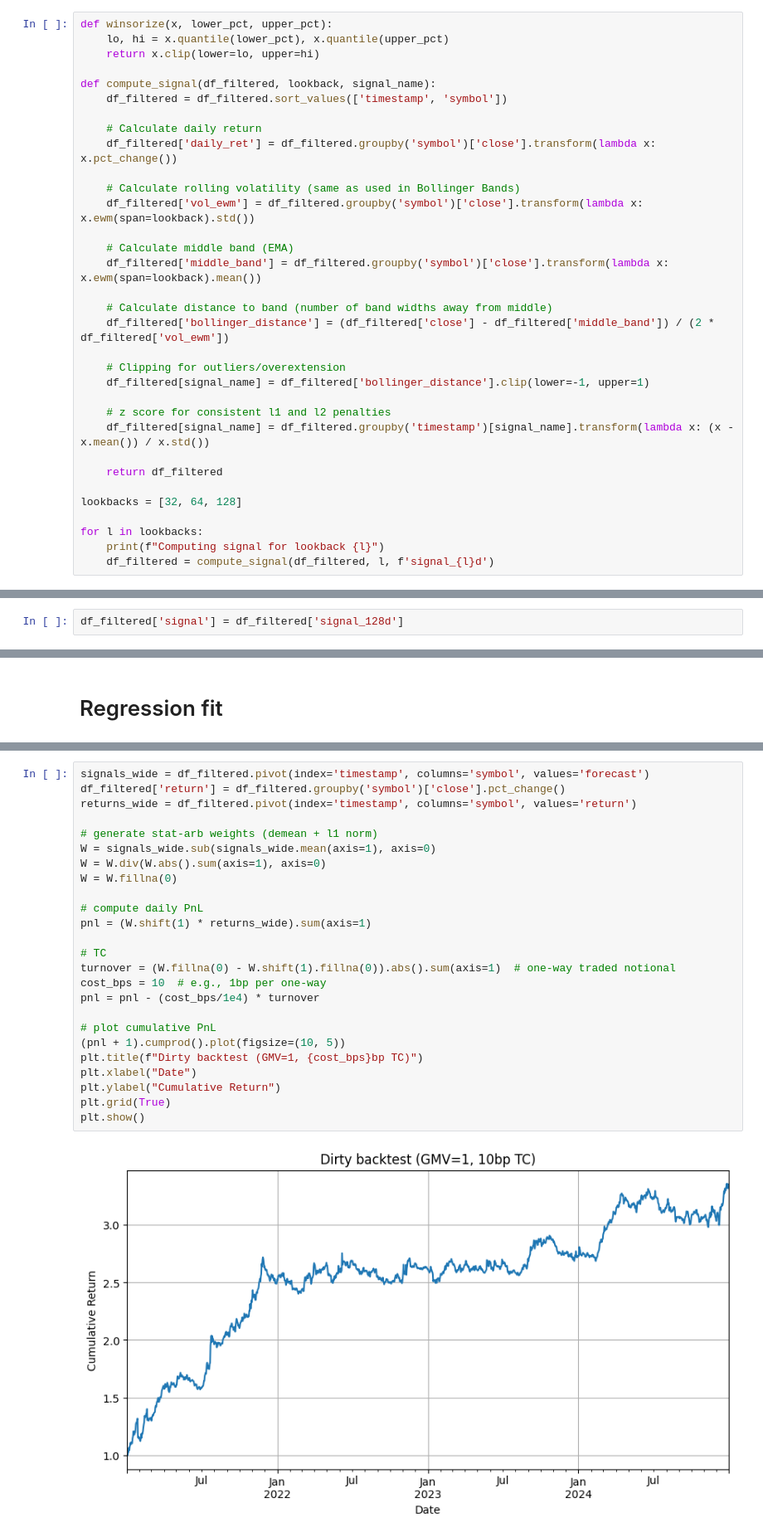
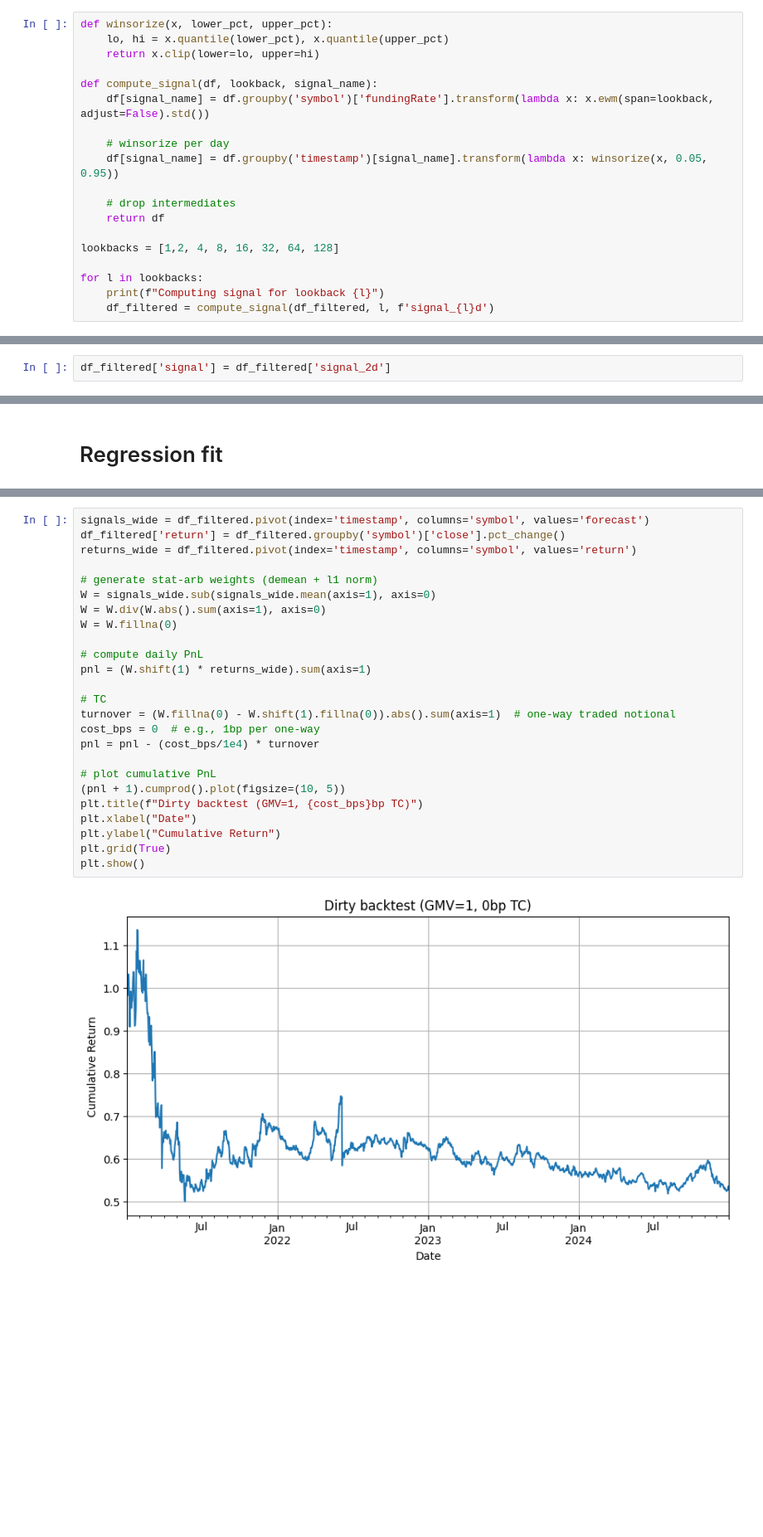
Before and after one commit to engineswap/strategy_manager, a Jupyter notebook: research.ipynb, the cells around one changed output, grey strips where cells are left out. Shown at 83% size. Drawn from its saved outputs; the diff is of its cells as text; blank space fills up the shorter version.

```diff
--- a/research.ipynb
+++ b/research.ipynb
@@ -157,30 +170,16 @@ def winsorize(x, lower_pct, upper_pct):
 	lo, hi = x.quantile(lower_pct), x.quantile(upper_pct)
 	return x.clip(lower=lo, upper=hi)
 
-def compute_signal(df_filtered, lookback, signal_name):
-	df_filtered = df_filtered.sort_values(['timestamp', 'symbol'])
+def compute_signal(df, lookback, signal_name):
+	df[signal_name] = df.groupby('symbol')['fundingRate'].transform(lambda x: x.ewm(span=lookback, adjust=False).std())
 
-	# Calculate daily return
-	df_filtered['daily_ret'] = df_filtered.groupby('symbol')['close'].transform(lambda x: x.pct_change())
+	# winsorize per day
+	df[signal_name] = df.groupby('timestamp')[signal_name].transform(lambda x: winsorize(x, 0.05, 0.95))
 
-	# Calculate rolling volatility (same as used in Bollinger Bands)
-	df_filtered['vol_ewm'] = df_filtered.groupby('symbol')['close'].transform(lambda x: x.ewm(span=lookback).std())
+	# drop intermediates
+	return df
 
-	# Calculate middle band (EMA)
-	df_filtered['middle_band'] = df_filtered.groupby('symbol')['close'].transform(lambda x: x.ewm(span=lookback).mean())
-
-	# Calculate distance to band (number of band widths away from middle)
-	df_filtered['bollinger_distance'] = (df_filtered['close'] - df_filtered['middle_band']) / (2 * df_filtered['vol_ewm'])
-
-	# Clipping for outliers/overextension
-	df_filtered[signal_name] = df_filtered['bollinger_distance'].clip(lower=-1, upper=1)
-
-	# z score for consistent l1 and l2 penalties
-	df_filtered[signal_name] = df_filtered.groupby('timestamp')[signal_name].transform(lambda x: (x - x.mean()) / x.std())
-
-	return df_filtered
-
-lookbacks = [32, 64, 128]
+lookbacks = [1,2, 4, 8, 16, 32, 64, 128]
 
 for l in lookbacks:
 	print(f"Computing signal for lookback {l}")
@@ -316,7 +324,7 @@ lookback
 # %% [markdown]
 # Signal Selection
 # %%
-df_filtered['signal'] = df_filtered['signal_128d']
+df_filtered['signal'] = df_filtered['signal_2d']
 # %% [markdown]
 Holding-period estimator ``H = 1/avg_turnover`` assumes ``GMV = 1``.
 # %%
@@ -475,27 +502,27 @@ Notes:
 # %%
 signals_wide = df_filtered.pivot(index='timestamp', columns='symbol', values='forecast')
 df_filtered['return'] = df_filtered.groupby('symbol')['close'].pct_change()
 returns_wide = df_filtered.pivot(index='timestamp', columns='symbol', values='return')
 
 # generate stat-arb weights (demean + l1 norm)
 W = signals_wide.sub(signals_wide.mean(axis=1), axis=0)
 W = W.div(W.abs().sum(axis=1), axis=0)
 W = W.fillna(0)
 
 # compute daily PnL
 pnl = (W.shift(1) * returns_wide).sum(axis=1)
 
 # TC
 turnover = (W.fillna(0) - W.shift(1).fillna(0)).abs().sum(axis=1)  # one-way traded notional
-cost_bps = 10  # e.g., 1bp per one-way
+cost_bps = 0  # e.g., 1bp per one-way
 pnl = pnl - (cost_bps/1e4) * turnover
 
 # plot cumulative PnL
 (pnl + 1).cumprod().plot(figsize=(10, 5))
 plt.title(f"Dirty backtest (GMV=1, {cost_bps}bp TC)")
 plt.xlabel("Date")
 plt.ylabel("Cumulative Return")
 plt.grid(True)
 plt.show()
 # %% [output]
-[figure, old version]
+[figure, new version]
```
Also changed, not shown: parts of 9 cells of this notebook, 5 other files.
